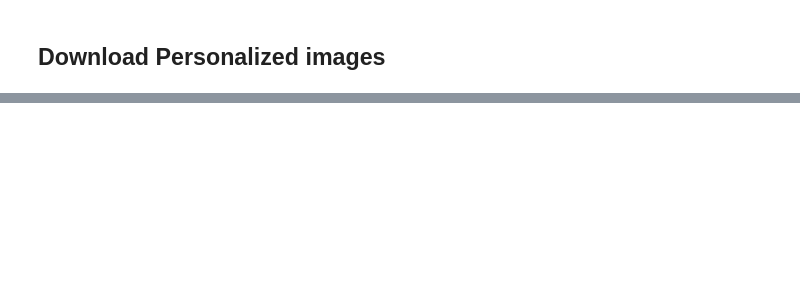
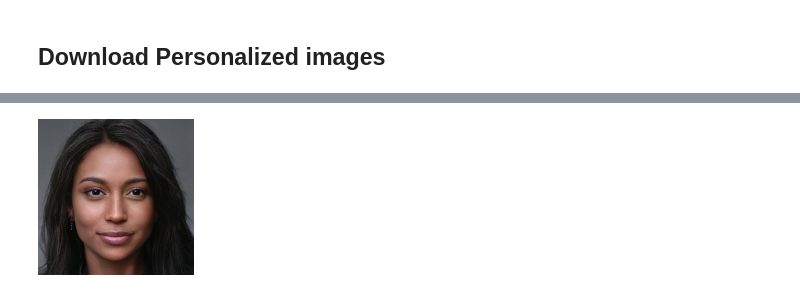
Before and after one commit to MaheeGamage/Product-Personalization-Colab, a Jupyter notebook: Product_personalization.ipynb, the cells around one changed output, grey strips where cells are left out. Saved outputs shown, nothing was run; the diff lists cells and outputs as text; code cells hidden in the pictures; blank space fills up the shorter version.

```diff
--- a/Product_personalization.ipynb
+++ b/Product_personalization.ipynb
@@ -450,3 +520,7 @@ files.download(zip_filename)
 /content
 [interactive output not drawn]
 [interactive output not drawn]
+# %%
+cv2_imshow(s_img)
+# %% [output]
+[figure, added]
```
Also changed, not shown: parts of 13 cells of this notebook.
